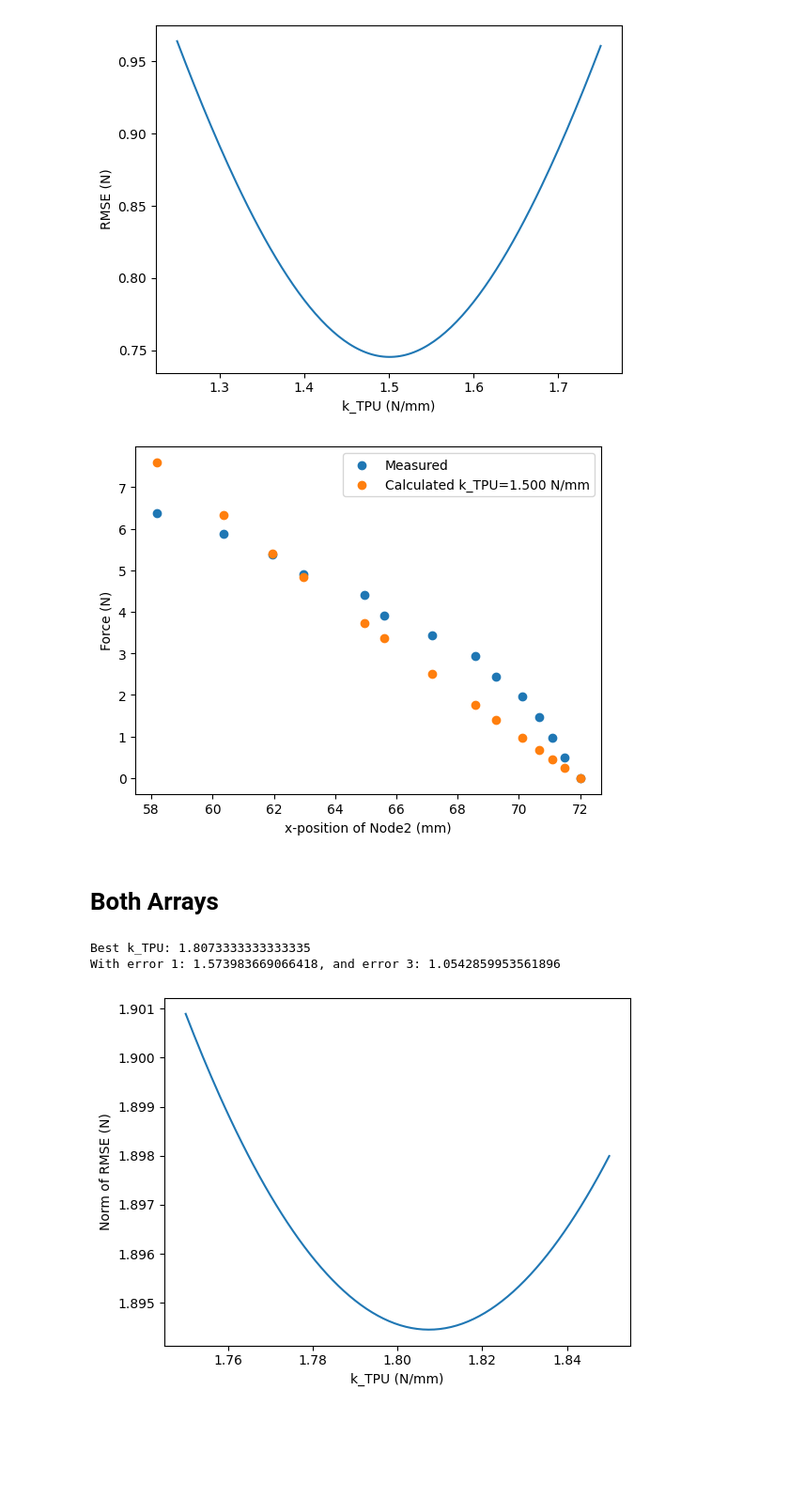
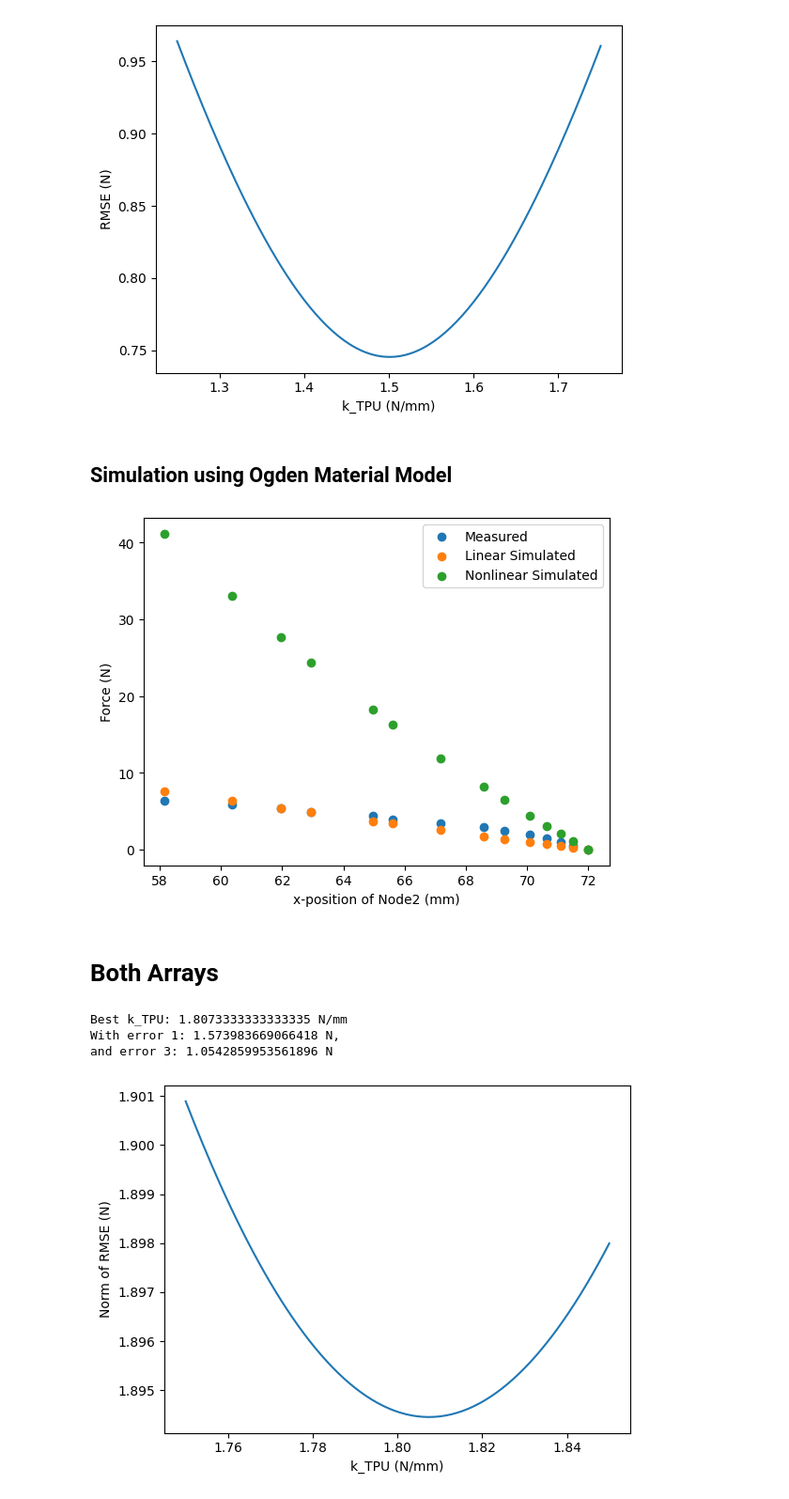
Before and after one commit to TheSmashLab/Tensegrity, a Jupyter notebook: Validation/OvertureValidation.ipynb, the cells around one changed output. Shown at 94% size. Saved outputs shown, nothing was run; the diff lists cells and outputs as text; code cells hidden in the pictures; blank space fills up the shorter version.

```diff
--- a/Validation/OvertureValidation.ipynb
+++ b/Validation/OvertureValidation.ipynb
@@ -279,13 +307,5 @@ plt.show()
 plt.close()
 # %% [output]
 [figure]
-# %%
-plt.scatter(trial_3_1, forces, label="Measured")
-plt.scatter(trial_3_1, best_tensions, label=f"Calculated k_TPU={best_k_TPU:.3f} N/mm")
-plt.xlabel("x-position of Node2 (mm)")
-plt.ylabel("Force (N)")
-plt.legend()
-plt.show()
-plt.close()
-# %% [output]
-[figure, removed]
+# %% [markdown]
+## Simulation using Ogden Material Model
@@ -292,3 +350,15 @@ plt.close()
+# %%
+# Display the measured, linear, and nonlinear results
+plt.scatter(trial_3_1, forces, label="Measured", marker='o')
+plt.scatter(trial_3_1, best_tensions, label="Linear Simulated", marker='o')
+plt.scatter(trial_3_1, tensions_NL_3, label="Nonlinear Simulated", marker='o')
+plt.xlabel("x-position of Node2 (mm)")
+plt.ylabel("Force (N)")
+plt.legend()
+plt.show()
+plt.close()
+# %% [output]
+[figure, added]
 # %% [markdown]
 # Both Arrays
 # %%
@@ -379,11 +449,13 @@ for k_TPU in stiffnesses: # For each stiffness value
         best_tensions_1 = tensions_1
         best_tensions_3 = tensions_3
 
-print(f"Best k_TPU: {best_k_TPU}")
-print(f"With error 1: {best_error_1}, and error 3: {best_error_3}")
+print(f"Best k_TPU: {best_k_TPU} N/mm")
+print(f"With error 1: {best_error_1} N,")
+print(f"and error 3: {best_error_3} N")
 # %% [output]
-Best k_TPU: 1.8073333333333335
-With error 1: 1.573983669066418, and error 3: 1.0542859953561896
+Best k_TPU: 1.8073333333333335 N/mm
+With error 1: 1.573983669066418 N,
+and error 3: 1.0542859953561896 N
 # %%
 plt.plot(stiffnesses, errors)
 plt.xlabel("k_TPU (N/mm)")
```
Also changed, not shown: parts of 15 cells of this notebook, 2 other files.
